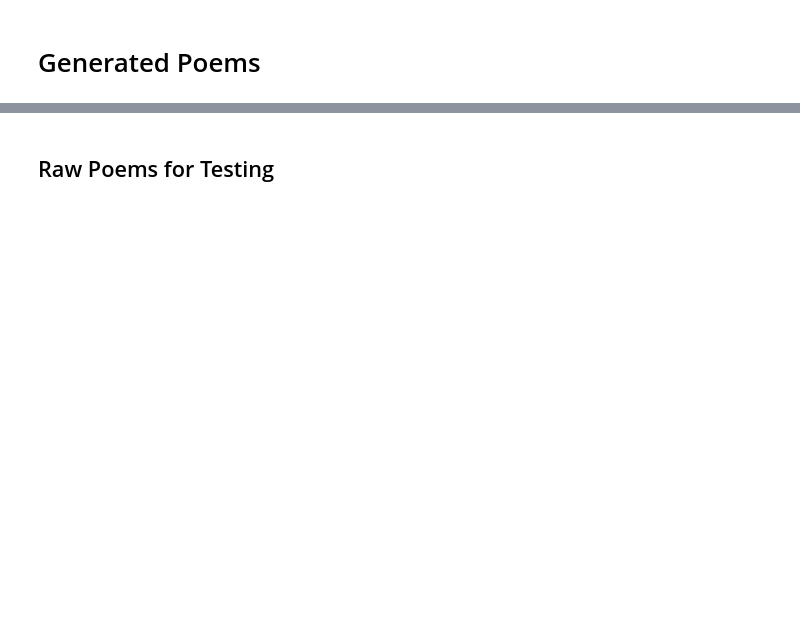
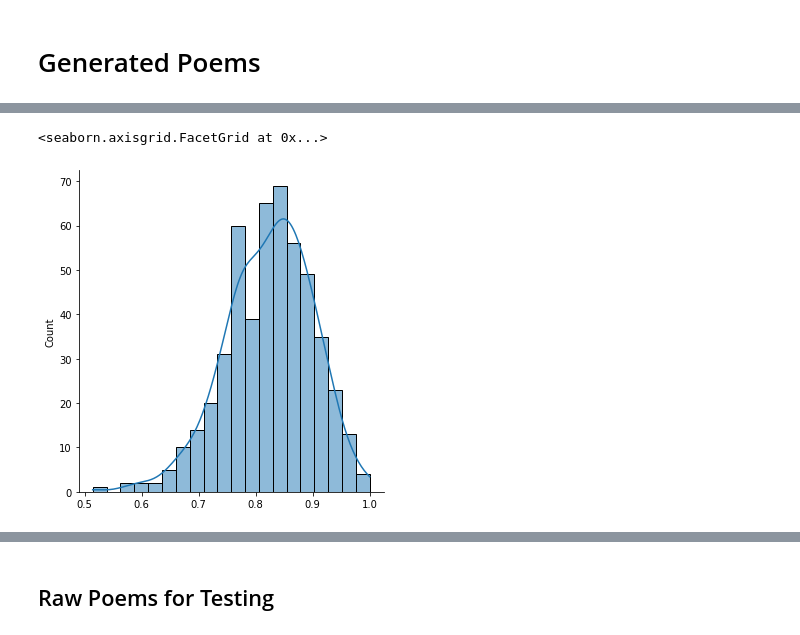
Before and after one commit to coderalo/11785-automatic-poetry-generation, a Jupyter notebook: experimental/poem_selection.ipynb, the cells around one changed output, grey strips where cells are left out. Saved outputs shown, nothing was run; the diff lists cells and outputs as text; code cells hidden in the pictures; blank space fills up the shorter version.

```diff
--- a/experimental/poem_selection.ipynb
+++ b/experimental/poem_selection.ipynb
@@ -163,2 +245,7 @@ and it not was in many a crime
+# %%
+sns.displot(once_ld, kde=True)
+# %% [output]
+<seaborn.axisgrid.FacetGrid at 0x...>
+[figure, added]
 # %%
 sample_poems, sample_ld = generated_poems('sample.txt')
```
Also changed, not shown: parts of 37 cells of this notebook.
